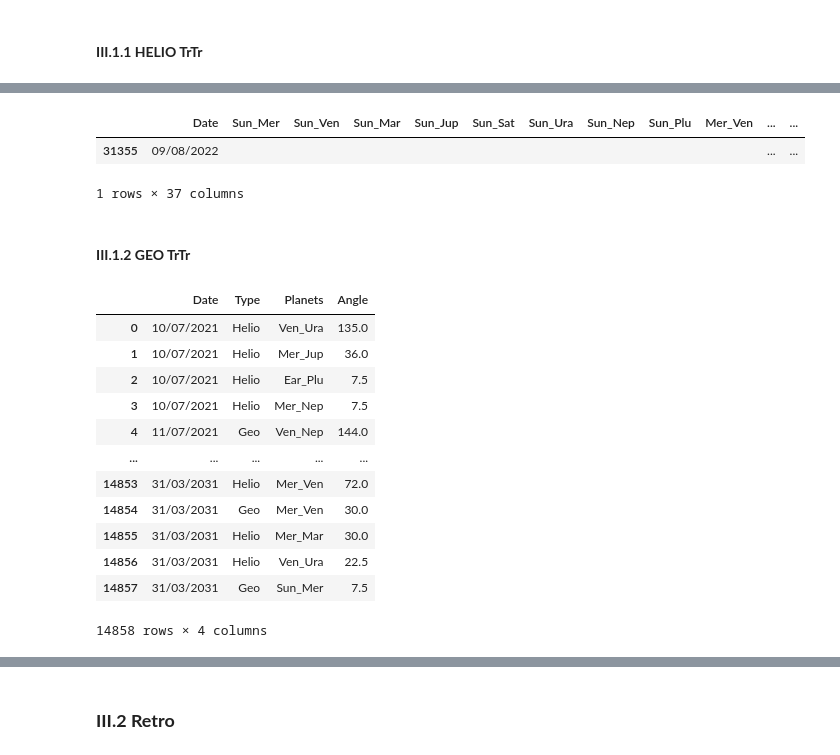
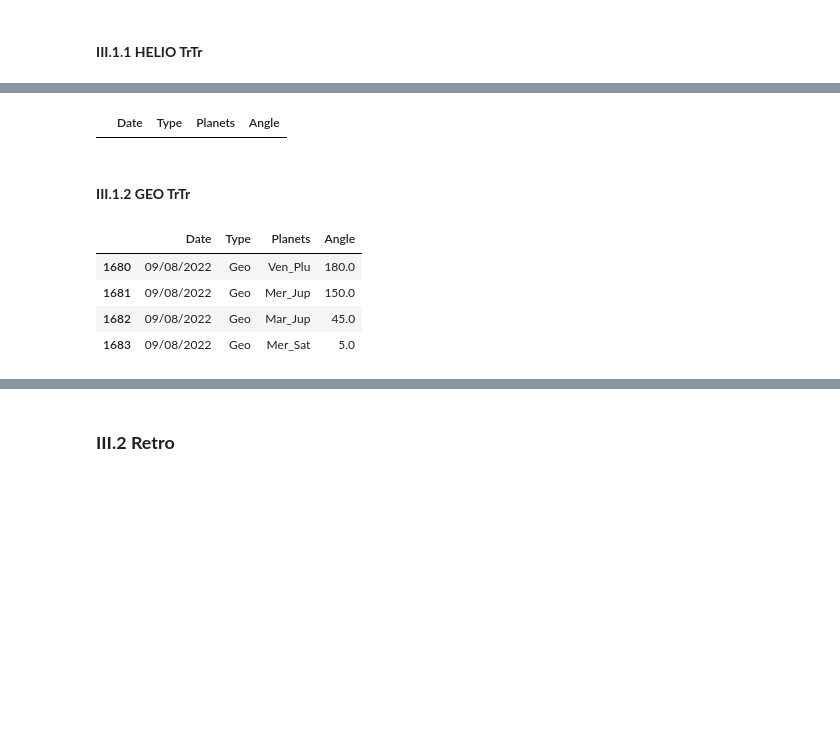
Before and after one commit to amirlehmam/MEMOIREPROPRE, a Jupyter notebook: PIPELINE.ipynb, the cells around one changed output, grey strips where cells are left out. Cells and saved outputs as stored; diff of their text form; code cells hidden in the pictures; blank space fills up the shorter version.

```diff
--- a/PIPELINE.ipynb
+++ b/PIPELINE.ipynb
@@ -4108,52 +4092,48 @@ helio_asp_gud
 # %%
 # HELIO ASPECT TrTr
 
-ha = helio_asp
-col = []
-cols = ha.columns[1:]
-df = ha[cols]
-Date = list[ha['Date']]
+#ha = helio_asp
+#col = []
+#cols = ha.columns[1:]
+#df = ha[cols]
+#Date = list[ha['Date']]
 
-for columns in df.columns:
+#for columns in df.columns:
 
-    globals()["liste_%s"%columns] = []
+    #globals()["liste_%s"%columns] = []
 
-    for row, i in enumerate(df[columns]):
-        if (i >= 0 and i <= 0.03) or (i >= 3.75 and i <= 3.755) or (i >= 7.5 and i <= 7.55) or (i >= 15 and i <= 15.15) or (i >= 22.5 and i <= 22.55) or (i >= 30 and i <= 30.15) or (i >= 36 and i <= 36.15) or (i >= 45 and i <= 45.15) or (i >= 60 and i <= 60.15) or (i >= 72 and i <= 72.15) or (i >= 90 and i <= 90.15) or (i >= 120 and i <= 120.15) or (i >= 135 and i <= 135.15) or (i >= 144 and i <= 144.15) or (i >= 150 and i <= 150.15) or (i >= 180 and i <= 180.15):
-            globals()["liste_%s"%columns].append(i)
-        else:
-            globals()["liste_%s"%columns].append(" ")
+    #for row, i in enumerate(df[columns]):
+        #if (i >= 0 and i <= 0.03) or (i >= 3.75 and i <= 3.755) or (i >= 7.5 and i <= 7.55) or (i >= 15 and i <= 15.15) or (i >= 22.5 and i <= 22.55) or (i >= 30 and i <= 30.15) or (i >= 36 and i <= 36.15) or (i >= 45 and i <= 45.15) or (i >= 60 and i <= 60.15) or (i >= 72 and i <= 72.15) or (i >= 90 and i <= 90.15) or (i >= 120 and i <= 120.15) or (i >= 135 and i <= 135.15) or (i >= 144 and i <= 144.15) or (i >= 150 and i <= 150.15) or (i >= 180 and i <= 180.15):
+            #globals()["liste_%s"%columns].append(i)
+        #else:
+            #globals()["liste_%s"%columns].append(" ")
 
-flu = helio_asp[['Date']].copy()
-dict = {'Sun_Mer': liste_Sun_Mer, 'Sun_Ven': liste_Sun_Ven, 'Sun_Mar': liste_Sun_Mar, 'Sun_Jup': liste_Sun_Jup, 'Sun_Sat': liste_Sun_Sat, 'Sun_Ura': liste_Sun_Ura, 'Sun_Nep': liste_Sun_Nep, 'Sun_Plu': liste_Sun_Plu, 'Mer_Ven': liste_Mer_Ven, 'Mer_Mar': liste_Mer_Mar, 'Mer_Jup': liste_Mer_Jup, 'Mer_Sat': liste_Mer_Sat, 'Mer_Ura': liste_Mer_Ura, 'Mer_Nep': liste_Mer_Nep, 'Mer_Plu': liste_Mer_Plu, 'Ven_Mar': liste_Ven_Mar, 'Ven_Jup': liste_Ven_Jup, 'Ven_Sat': liste_Ven_Sat, 'Ven_Ura': liste_Ven_Ura, 'Ven_Nep': liste_Ven_Nep, 'Ven_Plu': liste_Ven_Plu, 'Mar_Jup': liste_Mar_Jup, 'Mar_Sat': liste_Mar_Sat, 'Mar_Ura': liste_Mar_Ura, 'Mar_Nep': liste_Mar_Nep, 'Mar_Plu': liste_Mar_Plu, 'Jup_Sat': liste_Jup_Sat, 'Jup_Ura': liste_Jup_Ura, 'Jup_Nep': liste_Jup_Nep, 'Jup_Plu': liste_Jup_Plu, 'Sat_Ura': liste_Sat_Ura, 'Sat_Nep': liste_Sat_Nep, 'Sat_Plu': liste_Sat_Plu, 'Ura_Nep': liste_Ura_Nep, 'Ura_Plu': liste_Ura_Plu, 'Nep_Plu': liste_Nep_Plu}
-dfObj = pd.DataFrame(dict)
-flu = helio_asp[['Date']].copy()
-concat_asp = pd.concat([flu, dfObj], axis=1)
+#flu = helio_asp[['Date']].copy()
+#dict = {'Sun_Mer': liste_Sun_Mer, 'Sun_Ven': liste_Sun_Ven, 'Sun_Mar': liste_Sun_Mar, 'Sun_Jup': liste_Sun_Jup, 'Sun_Sat': liste_Sun_Sat, 'Sun_Ura': liste_Sun_Ura, 'Sun_Nep': liste_Sun_Nep, 'Sun_Plu': liste_Sun_Plu, 'Mer_Ven': liste_Mer_Ven, 'Mer_Mar': liste_Mer_Mar, 'Mer_Jup': liste_Mer_Jup, 'Mer_Sat': liste_Mer_Sat, 'Mer_Ura': liste_Mer_Ura, 'Mer_Nep': liste_Mer_Nep, 'Mer_Plu': liste_Mer_Plu, 'Ven_Mar': liste_Ven_Mar, 'Ven_Jup': liste_Ven_Jup, 'Ven_Sat': liste_Ven_Sat, 'Ven_Ura': liste_Ven_Ura, 'Ven_Nep': liste_Ven_Nep, 'Ven_Plu': liste_Ven_Plu, 'Mar_Jup': liste_Mar_Jup, 'Mar_Sat': liste_Mar_Sat, 'Mar_Ura': liste_Mar_Ura, 'Mar_Nep': liste_Mar_Nep, 'Mar_Plu': liste_Mar_Plu, 'Jup_Sat': liste_Jup_Sat, 'Jup_Ura': liste_Jup_Ura, 'Jup_Nep': liste_Jup_Nep, 'Jup_Plu': liste_Jup_Plu, 'Sat_Ura': liste_Sat_Ura, 'Sat_Nep': liste_Sat_Nep, 'Sat_Plu': liste_Sat_Plu, 'Ura_Nep': liste_Ura_Nep, 'Ura_Plu': liste_Ura_Plu, 'Nep_Plu': liste_Nep_Plu}
+#dfObj = pd.DataFrame(dict)
+#flu = helio_asp[['Date']].copy()
+#concat_asp = pd.concat([flu, dfObj], axis=1)
 
-asp_con = concat_asp[concat_asp.Date == today]
-asp_con.round()
+#asp_con = concat_asp[concat_asp.Date == today]
+#asp_con.round()
-# %% [output]
-|  | Date | Sun_Mer | Sun_Ven | Sun_Mar | Sun_Jup | Sun_Sat | Sun_Ura | Sun_Nep | Sun_Plu | Mer_Ven | ... | ... |
-| 31355 | 09/08/2022 |  |  |  |  |  |  |  |  |  | ... | ... |
-1 rows × 37 columns
+# %%
+helio_ap = helio_asp_gud[helio_asp_gud["Type"] == "Helio"]
+h_asp = helio_ap[helio_ap.Date == today]
+h_asp
+# %% [output]
+|  | Date | Type | Planets | Angle |
 # %% [markdown]
 #### **III.1.2 GEO TrTr**
-# %%
-helio_asp_gud
-# %% [output]
-|  | Date | Type | Planets | Angle |
-| 0 | 10/07/2021 | Helio | Ven_Ura | 135.0 |
-| 1 | 10/07/2021 | Helio | Mer_Jup | 36.0 |
-| 2 | 10/07/2021 | Helio | Ear_Plu | 7.5 |
-| 3 | 10/07/2021 | Helio | Mer_Nep | 7.5 |
-| 4 | 11/07/2021 | Geo | Ven_Nep | 144.0 |
-| ... | ... | ... | ... | ... |
-| 14853 | 31/03/2031 | Helio | Mer_Ven | 72.0 |
-| 14854 | 31/03/2031 | Geo | Mer_Ven | 30.0 |
-| 14855 | 31/03/2031 | Helio | Mer_Mar | 30.0 |
-| 14856 | 31/03/2031 | Helio | Ven_Ura | 22.5 |
-| 14857 | 31/03/2031 | Geo | Sun_Mer | 7.5 |
-14858 rows × 4 columns
+# %%
+geo_ap = helio_asp_gud[helio_asp_gud["Type"] == "Geo"]
+g_asp = geo_ap[geo_ap.Date == today]
+g_asp
+# %% [output]
+|  | Date | Type | Planets | Angle |
+| 1680 | 09/08/2022 | Geo | Ven_Plu | 180.0 |
+| 1681 | 09/08/2022 | Geo | Mer_Jup | 150.0 |
+| 1682 | 09/08/2022 | Geo | Mar_Jup | 45.0 |
+| 1683 | 09/08/2022 | Geo | Mer_Sat | 5.0 |
 # %%
 # GEO ASPECTS TrTr
 
```
Also changed, not shown: parts of 3 cells of this notebook, 1 other file.
